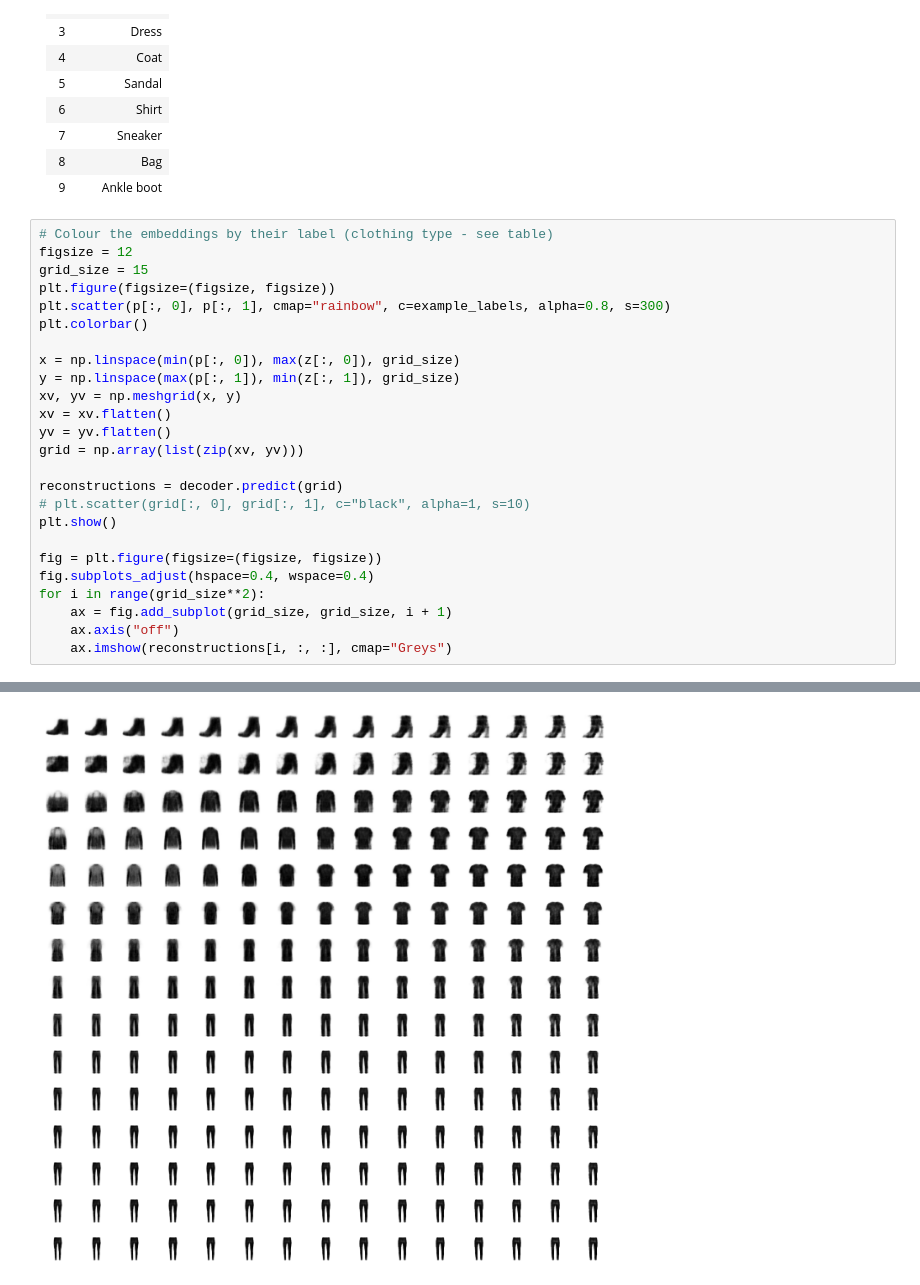
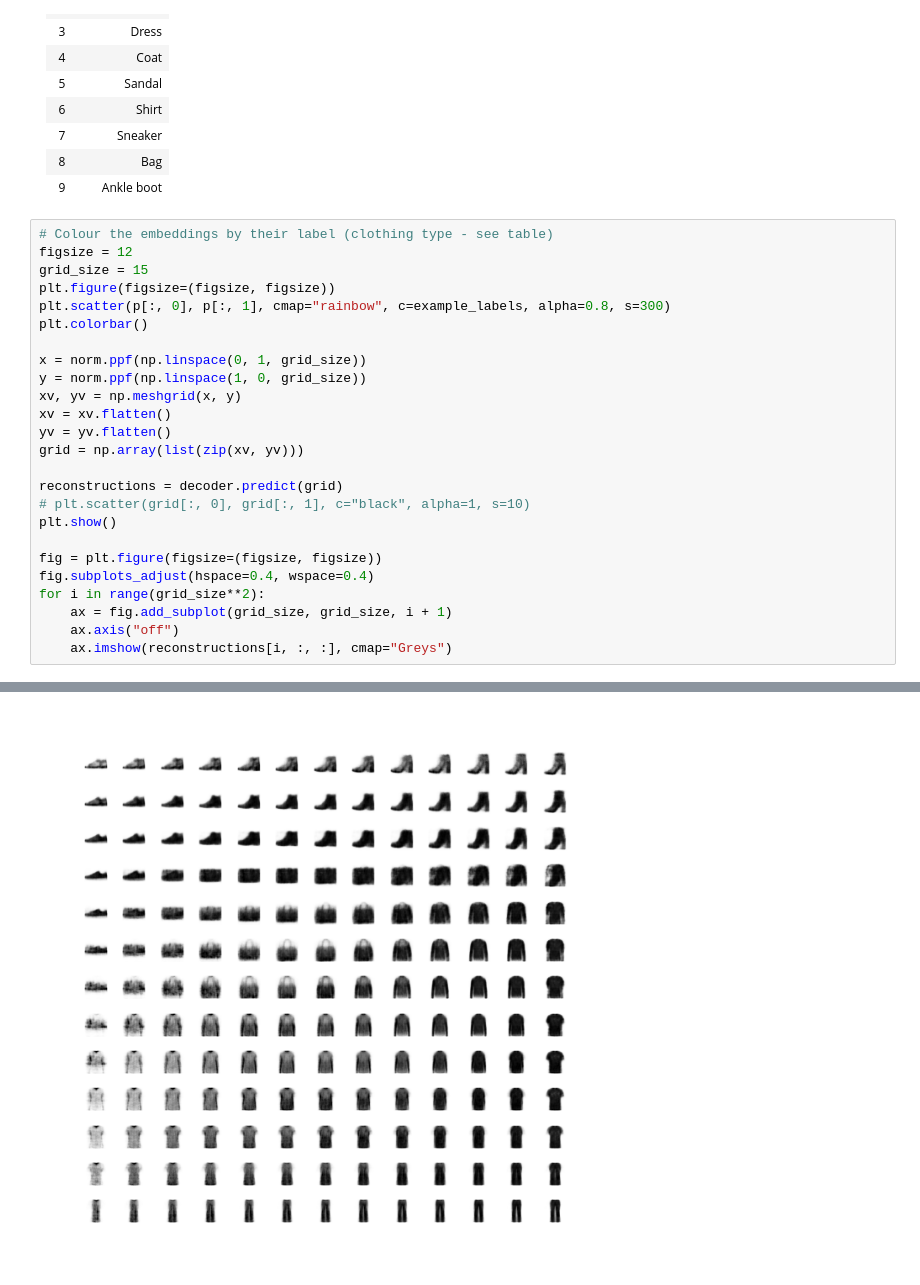
Before and after one commit to davidADSP/Generative_Deep_Learning_2nd_Edition, a Jupyter notebook: notebooks/chapter04/vae/fashion/02_generate.ipynb, the cells around one changed output, grey strips where cells are left out. Cells and saved outputs as stored; diff of their text form.

```diff
--- a/notebooks/chapter04/vae/fashion/02_generate.ipynb
+++ b/notebooks/chapter04/vae/fashion/02_generate.ipynb
@@ -180,28 +168,28 @@ plt.show()
 # %%
 # Colour the embeddings by their label (clothing type - see table)
 figsize = 12
 grid_size = 15
 plt.figure(figsize=(figsize, figsize))
 plt.scatter(p[:, 0], p[:, 1], cmap="rainbow", c=example_labels, alpha=0.8, s=300)
 plt.colorbar()
 
-x = np.linspace(min(p[:, 0]), max(z[:, 0]), grid_size)
-y = np.linspace(max(p[:, 1]), min(z[:, 1]), grid_size)
+x = norm.ppf(np.linspace(0, 1, grid_size))
+y = norm.ppf(np.linspace(1, 0, grid_size))
 xv, yv = np.meshgrid(x, y)
 xv = xv.flatten()
 yv = yv.flatten()
 grid = np.array(list(zip(xv, yv)))
 
 reconstructions = decoder.predict(grid)
 # plt.scatter(grid[:, 0], grid[:, 1], c="black", alpha=1, s=10)
 plt.show()
 
 fig = plt.figure(figsize=(figsize, figsize))
 fig.subplots_adjust(hspace=0.4, wspace=0.4)
 for i in range(grid_size**2):
     ax = fig.add_subplot(grid_size, grid_size, i + 1)
     ax.axis("off")
     ax.imshow(reconstructions[i, :, :], cmap="Greys")
 # %% [output]
 [figure]
-[figure, old version]
+[figure, new version]
```
Also changed, not shown: parts of 4 cells of this notebook, 21 other files.
